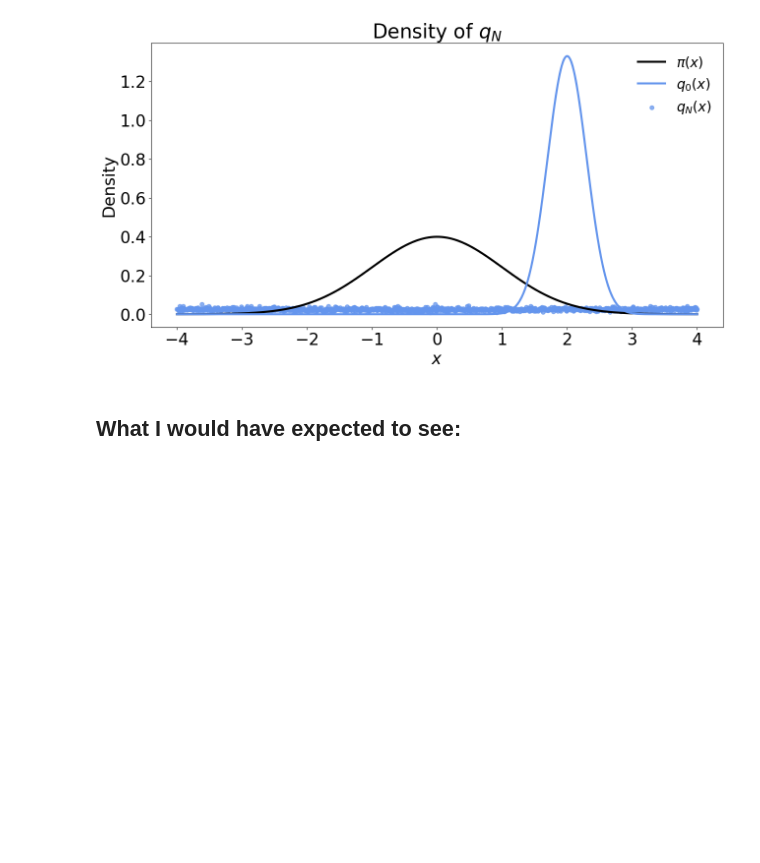
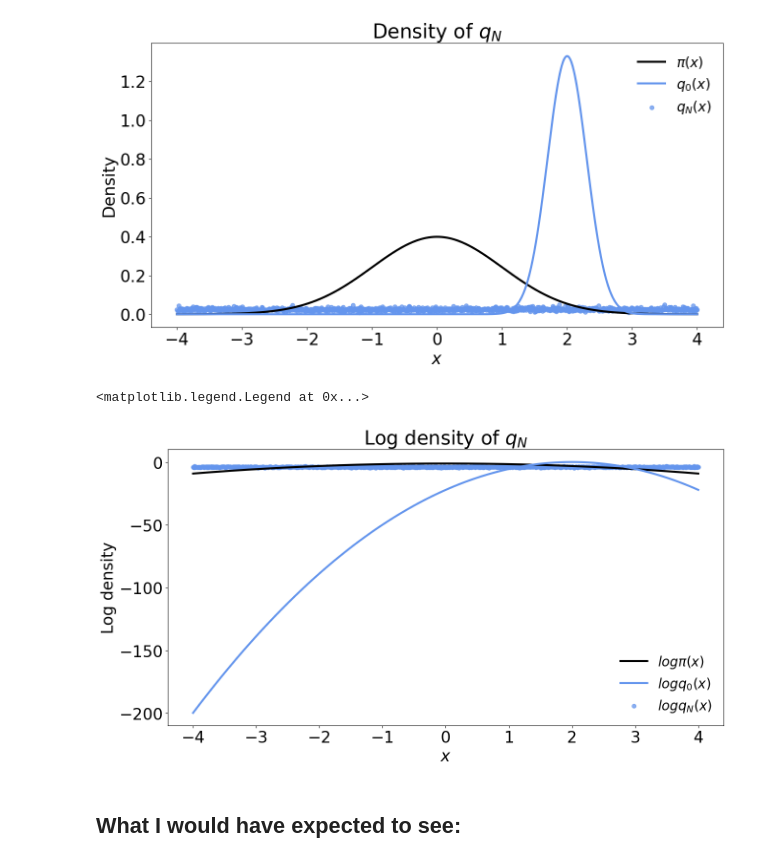
Before and after one commit to giankdiluvi/madmix, a Jupyter notebook: ipynb/MixFlowsMWE.ipynb, the cells around one changed output. Drawn from its saved outputs; the diff is of its cells as text; code cells hidden in the pictures; blank space fills up the shorter version.

```diff
--- a/ipynb/MixFlowsMWE.ipynb
+++ b/ipynb/MixFlowsMWE.ipynb
@@ -344,6 +344,17 @@ plt.legend(fontsize='small',frameon=False)
 # %% [output]
 <matplotlib.legend.Legend at 0x...>
 [figure]
+# %%
+plt.plot(x[0,:],lp(x),c='black',lw=3,label=r'$log \pi(x)$')
+plt.plot(x[0,:],gauss_lp(x,mu0,sigma0),c='cornflowerblue',lw=3,label=r'$log q_0(x)$')
+plt.scatter(x[0,:],lq,color='cornflowerblue', label=r'$log q_N(x)$',alpha=0.75)
+plt.xlabel(r'$x$')
+plt.ylabel('Log density')
+plt.title(r'Log density of $q_N$')
+plt.legend(fontsize='small',frameon=False)
+# %% [output]
+<matplotlib.legend.Legend at 0x...>
+[figure, added]
 # %% [markdown]
 ## What I would have expected to see:
 # %%
```
Also changed, not shown: parts of 2 cells of this notebook.
